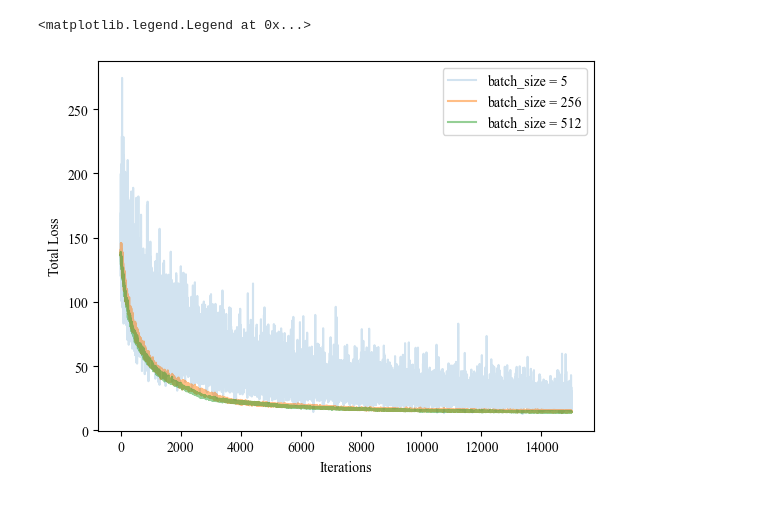
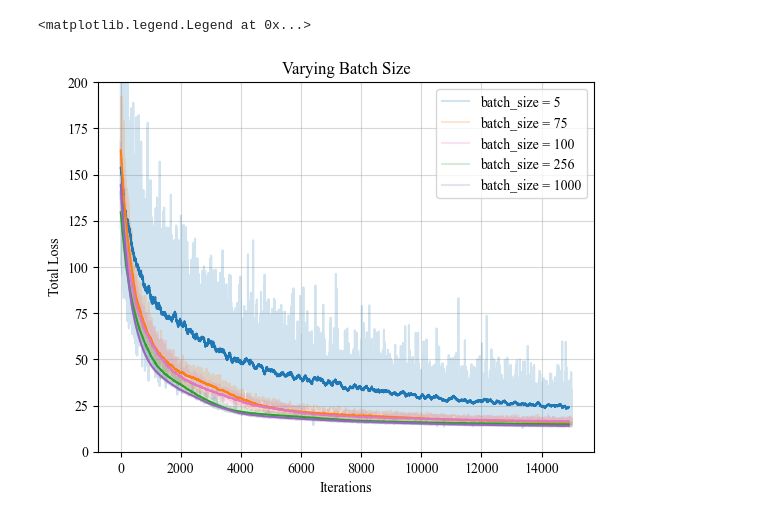
Before and after one commit to Viola03/ResearchProject, a Jupyter notebook: model_final_runs/hyperparam_tuning/tuningplots.ipynb, the cells around one changed output. Cells and saved outputs as stored; diff of their text form; code cells hidden in the pictures.

Commit message:
Final plots reformatted, added to directory

```diff
--- a/model_final_runs/hyperparam_tuning/tuningplots.ipynb
+++ b/model_final_runs/hyperparam_tuning/tuningplots.ipynb
@@ -7,18 +7,38 @@ import matplotlib.pyplot as plt
 
 plt.rcParams["font.family"] = "Times New Roman"
 plt.rcParams["axes.unicode_minus"] = False  # Use hyphen (-) instead of the missing Unicode minus sign
+# %%
+def moving_average(data, window_size=50):
+    return np.convolve(data, np.ones(window_size)/window_size, mode='valid')
 # %%
 base = pd.read_csv('/users/zw21147/ResearchProject/model_final_runs/hyperparam_tuning/losses_data.csv')
-bs512 = pd.read_csv('/users/zw21147/ResearchProject/model_final_runs/hyperparam_tuning/batchsize512.csv')
+bs75 = pd.read_csv('/users/zw21147/ResearchProject/model_final_runs/hyperparam_tuning/bs75.csv')
 bs5 = pd.read_csv('/users/zw21147/ResearchProject/model_final_runs/hyperparam_tuning/bs5.csv')
+bs1000 = pd.read_csv('/users/zw21147/ResearchProject/model_final_runs/hyperparam_tuning/bs1000.csv')
+bs100 = pd.read_csv('/users/zw21147/ResearchProject/model_final_runs/hyperparam_tuning/bs100.csv')
-# %%
-fig = plt.subplot()
-plt.plot(bs5['iteration'], bs5['total_loss'], alpha=0.2, label='batch_size = 5')
-plt.plot(base['iteration'], base['total_loss'], alpha=0.5, label='batch_size = 256')
-plt.plot(bs512['iteration'][:15000], bs512['total_loss'][:15000], alpha=0.5, label='batch_size = 512')
-plt.xlabel('Iterations')
-plt.ylabel('Total Loss')
-plt.legend()
-# %% [output]
-<matplotlib.legend.Legend at 0x...>
-[figure, removed]
+# %%
+fig = plt.subplot()
+plt.plot(bs5['iteration'], bs5['total_loss'], alpha=0.2, label='batch_size = 5', c='tab:blue')
+plt.plot(bs75['iteration'][:15000], bs75['total_loss'][:15000], alpha=0.2, label='batch_size = 75', c='tab:orange')
+plt.plot(bs100['iteration'][:15000], bs100['total_loss'][:15000], alpha=0.2, label='batch_size = 100', c='tab:pink')
+
+plt.plot(base['iteration'], base['total_loss'], alpha=0.2, label='batch_size = 256', c='tab:green')
+plt.plot(bs1000['iteration'], bs1000['total_loss'], alpha=0.2, label='batch_size = 1000', c='tab:purple')
+
+# Smooth the loss functions
+window_size = 100  # Adjust window size for desired smoothness
+plt.plot(bs5['iteration'][:-(window_size-1)], moving_average(bs5['total_loss'], window_size), alpha=1.0, c='tab:blue')
+plt.plot(base['iteration'][:-(window_size-1)], moving_average(base['total_loss'], window_size), alpha=1.0, c='tab:green')
+plt.plot(bs75['iteration'][:15000][:-(window_size-1)], moving_average(bs75['total_loss'][:15000], window_size), alpha=1.0, c='tab:orange')
+plt.plot(bs100['iteration'][:15000][:-(window_size-1)], moving_average(bs100['total_loss'][:15000], window_size), alpha=1.0, c='tab:pink')
+plt.plot(bs1000['iteration'][:-(window_size-1)], moving_average(bs1000['total_loss'], window_size), alpha=1.0, c='tab:purple')
+
+plt.xlabel('Iterations')
+plt.ylabel('Total Loss')
+plt.title('Varying Batch Size')
+plt.ylim(0,200)
+plt.grid(alpha=0.5)
+plt.legend()
+# %% [output]
+<matplotlib.legend.Legend at 0x...>
+[figure, added]
```
Also changed, not shown: parts of 2 cells of this notebook, 8 other files.
